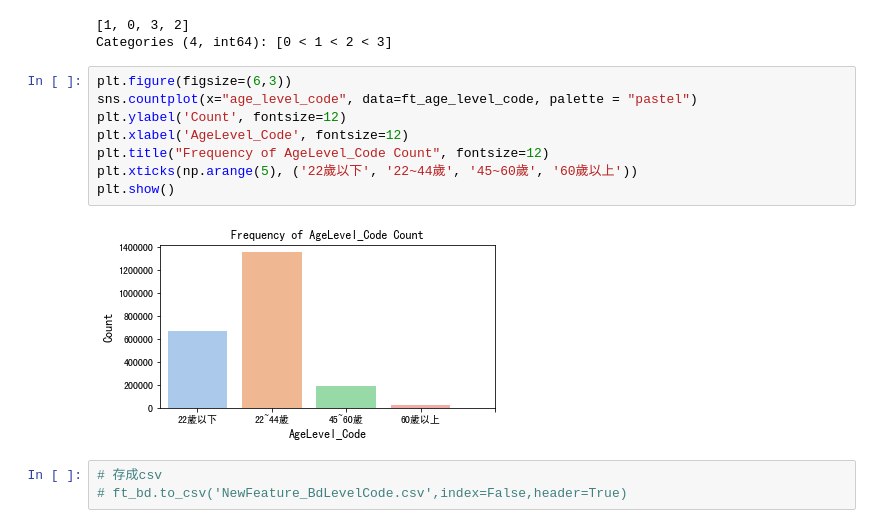
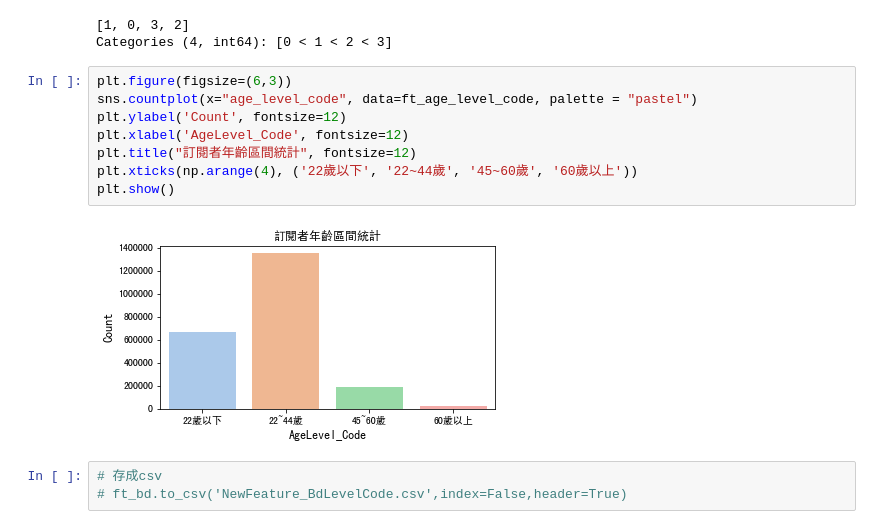
Before and after one commit to imiKao/KKBoxProject_for_TcfstCourse, a Jupyter notebook: KKboxAnalysis_特徵工程.ipynb, the cells around one changed output. Saved outputs shown, nothing was run; the diff lists cells and outputs as text.

```diff
--- a/KKboxAnalysis_特徵工程.ipynb
+++ b/KKboxAnalysis_特徵工程.ipynb
@@ -343,13 +355,13 @@ Categories (4, int64): [0 < 1 < 2 < 3]
 # %%
 plt.figure(figsize=(6,3))
 sns.countplot(x="age_level_code", data=ft_age_level_code, palette = "pastel")
 plt.ylabel('Count', fontsize=12)
 plt.xlabel('AgeLevel_Code', fontsize=12)
-plt.title("Frequency of AgeLevel_Code Count", fontsize=12)
-plt.xticks(np.arange(5), ('22歲以下', '22~44歲', '45~60歲', '60歲以上'))
+plt.title("訂閱者年齡區間統計", fontsize=12)
+plt.xticks(np.arange(4), ('22歲以下', '22~44歲', '45~60歲', '60歲以上'))
 plt.show()
 # %% [output]
-[figure, old version]
+[figure, new version]
 # %%
 # 存成csv
 # ft_bd.to_csv('NewFeature_BdLevelCode.csv',index=False,header=True)
```
Also changed, not shown: parts of 28 cells of this notebook, 2 other files.
